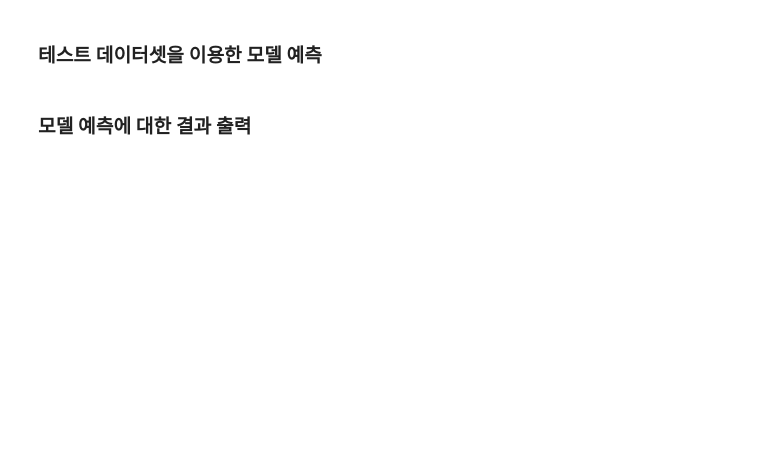
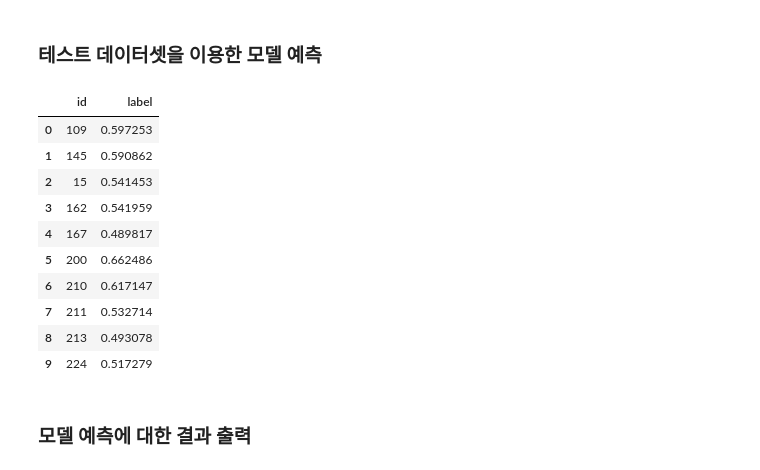
Before and after one commit to chanyoungP/deeplearning_with_pytorch, a Jupyter notebook: chapter6/Chapter6_ResNet.ipynb, the cells around one changed output. Drawn from its saved outputs; the diff is of its cells as text; code cells hidden in the pictures; blank space fills up the shorter version.

```diff
--- a/chapter6/Chapter6_ResNet.ipynb
+++ b/chapter6/Chapter6_ResNet.ipynb
@@ -9,2 +65,10 @@
 # %% [markdown]
 ### 데이터셋을 훈련 검증 테스트 용도로 분리}
+# %%
+random.seed(42)
+random.shuffle(correct_images_filepaths)
+train_images_filepaths = correct_images_filepaths[:400]
+val_images_filepaths = correct_images_filepaths[400:-10]
+test_images_filepaths = correct_images_filepaths[-10:]
+
+print(len(train_images_filepaths), len(val_images_filepaths), len(test_images_filepaths))
@@ -23,4 +270,6 @@
 # %% [markdown]
 ### ResNetConfig 정의
+# %%
+ResNetConfig = namedtuple('ResNetConfig',['block','n_blocks','channels'])
 # %% [markdown]
 ### 기본 블록을 사용하여 ResNetConfig 정의
@@ -33,2 +326,6 @@
 # %% [markdown]
 ### ResNet50 config 를 사용한 ResNet 모델 사용
+# %%
+OUTPUT_DIM = 2
+model = ResNet(resnet50_config, OUTPUT_DIM)
+print(model)
@@ -35,4 +350,10 @@
 # %% [markdown]
 ### 옵티마이저 및 손실함수 정의
+# %%
+optimizer = optim.Adam(model.parameters(), lr = 1e-7)
+criterion = nn.CrossEntropyLoss()
+
+model = model.to(device)
+criterion = criterion.to(device)
 # %% [markdown]
 ### 모델 학습 정확도 측정 함수 정의
@@ -47,4 +480,46 @@
 # %% [markdown]
 ### 테스트 데이터셋을 이용한 모델 예측
+# %%
+import pandas as pd
+id_list = []
+pred_list = []
+_id=0
+with torch.no_grad():
+    for test_path in test_images_filepaths:
+        img = Image.open(test_path)
+        _id =test_path.split('/')[-1].split('.')[1]
+        transform = ImageTransform(size, mean, std)
+        img = transform(img, phase='val')
+        img = img.unsqueeze(0)
+        img = img.to(device)
+
+        model.eval()
+        outputs = model(img)
+        preds = F.softmax(outputs[0], dim=1)[:, 1].tolist()
+        id_list.append(_id)
+        pred_list.append(preds[0])
+
+res = pd.DataFrame({
+    'id': id_list,
+    'label': pred_list
+})
+
+res.sort_values(by='id', inplace=True)
+res.reset_index(drop=True, inplace=True)
+
+res.to_csv('./ReNet.csv', index=False)
+res.head(10)
+# %% [output]
+|  | id | label |
+| 0 | 109 | 0.597253 |
+| 1 | 145 | 0.590862 |
+| 2 | 15 | 0.541453 |
+| 3 | 162 | 0.541959 |
+| 4 | 167 | 0.489817 |
+| 5 | 200 | 0.662486 |
+| 6 | 210 | 0.617147 |
+| 7 | 211 | 0.532714 |
+| 8 | 213 | 0.493078 |
+| 9 | 224 | 0.517279 |
 # %% [markdown]
 ### 모델 예측에 대한 결과 출력
```
Also changed, not shown: parts of 22 cells of this notebook.
